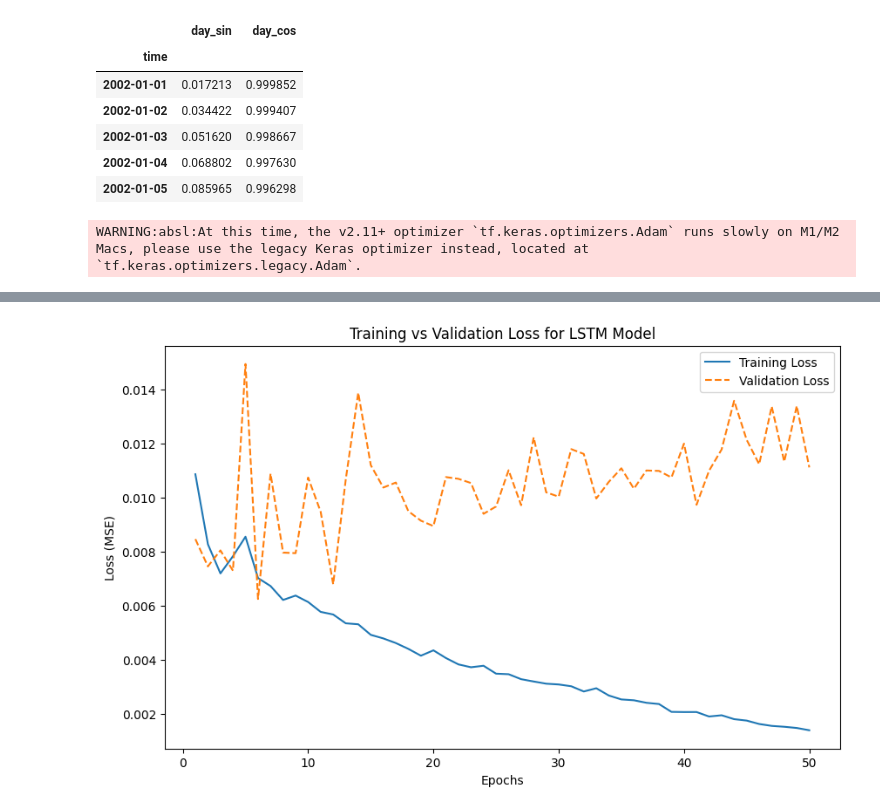
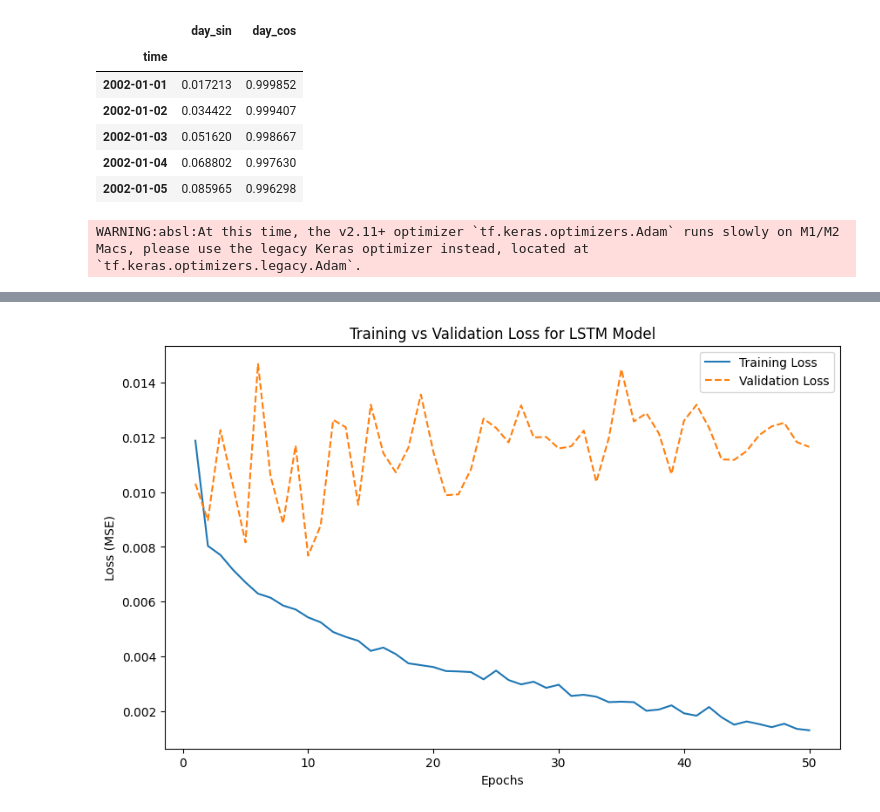
Before and after one commit to nicolaigarder/Forecasting-water-inflow, a Jupyter notebook: LSTM.ipynb, the cells around one changed output, grey strips where cells are left out. Drawn from its saved outputs; the diff is of its cells as text; code cells hidden in the pictures.

```diff
--- a/LSTM.ipynb
+++ b/LSTM.ipynb
@@ -75,6 +75,8 @@ from tensorflow.keras.layers import LSTM, Dense, Dropout
 from tensorflow.keras.optimizers import Adam
 from sklearn.model_selection import train_test_split
 from sklearn.preprocessing import MinMaxScaler
+from tensorflow.keras.regularizers import l2
+
 
 # Define hyperparameters
 TIME_STEPS = 30
@@ -99,10 +101,13 @@ def preprocess_data(df, time_steps):
     return np.array(X_series), np.array(y_series), scaler_X, scaler_y
 
 # Build LSTM model
-def build_model(time_steps, features, lstm_units, learning_rate):
+def build_model(time_steps, features, learning_rate):
     model = Sequential([
-        LSTM(lstm_units, return_sequences=False, input_shape=(time_steps, features)),
-        Dropout(0.2),
+        LSTM(200, return_sequences=True, input_shape=(time_steps, features)),  # Reduced units
+        Dropout(0.3),
+        LSTM(100, return_sequences=False),  # Additional smaller LSTM layer
+        Dropout(0.3),
+        Dense(50, activation="relu"),  # Additional dense layer
         Dense(1)
     ])
     model.compile(optimizer=Adam(learning_rate=learning_rate), loss="mse")
@@ -120,7 +125,7 @@ X_val, X_test, y_val, y_test = train_test_split(X_temp, y_temp, test_size=0.5, s
 FEATURES = X_series.shape[2]
 
 # Build and train model
-model = build_model(TIME_STEPS, FEATURES, LSTM_UNITS, LEARNING_RATE)
+model = build_model(TIME_STEPS, FEATURES, LEARNING_RATE)
 
 history = model.fit(
     X_train, y_train,
@@ -165,4 +170,4 @@ Epoch 50/50
-[figure, old version]
+[figure, new version]
 # %%
 # Predict on test data
 y_pred = model.predict(X_test)
```
Also changed, not shown: parts of 2 cells of this notebook, 4 other files.
